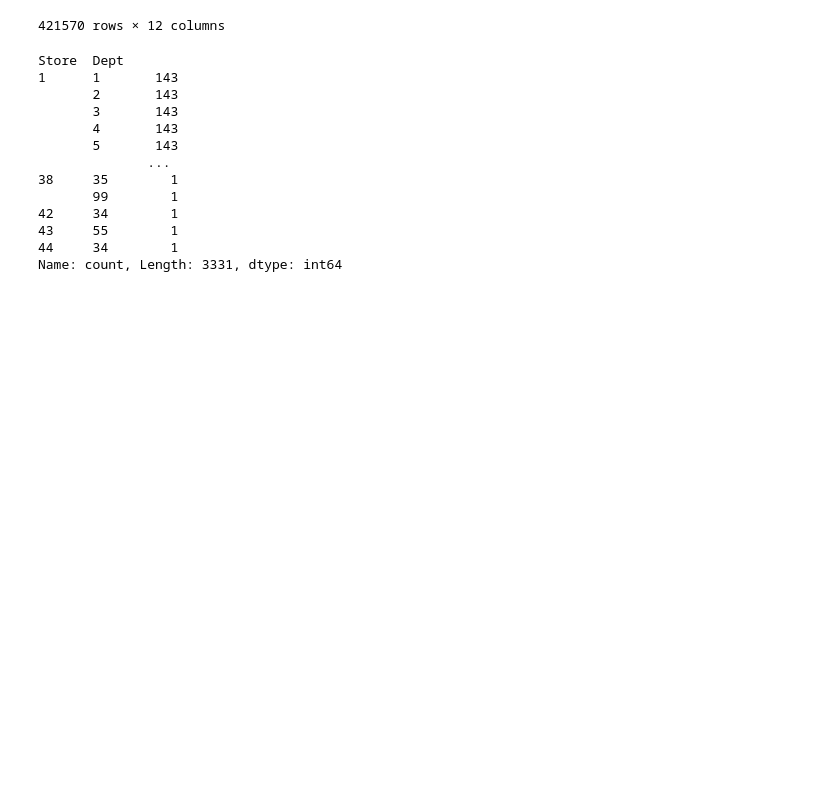
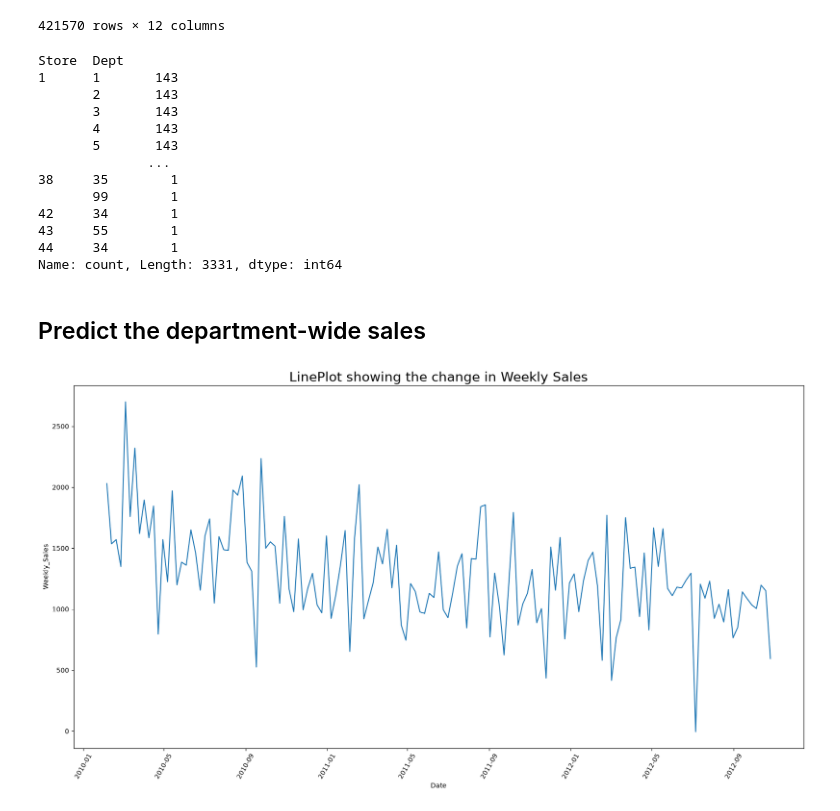
Before and after one commit to Bot-Bibek/ML_Analysis_for_Marketing, a Jupyter notebook: notebooks/ML_Analysis_For_Marketing.ipynb, the cells around one changed output. Saved outputs shown, nothing was run; the diff lists cells and outputs as text; code cells hidden in the pictures; blank space fills up the shorter version.

```diff
--- a/notebooks/ML_Analysis_For_Marketing.ipynb
+++ b/notebooks/ML_Analysis_For_Marketing.ipynb
@@ -142,3 +142,14 @@ st = 24
 dt = 50
 # %%
 df_d = df[np.logical_and(df['Store'] == st, df['Dept'] == dt)]
+# %% [markdown]
+## Predict the department-wide sales
+# %%
+plt.figure
+_ = plt.subplots(figsize = (20,10))
+_ = plt.xticks(rotation = 60)
+_ = sns.lineplot(data = df_d, x = 'Date', y = 'Weekly_Sales')
+_ = plt.title('LinePlot showing the change in Weekly Sales', fontsize = 20)
+plt.show()
+# %% [output]
+[figure, added]
```
Also changed, not shown: parts of 3 cells of this notebook, 1 other file.
